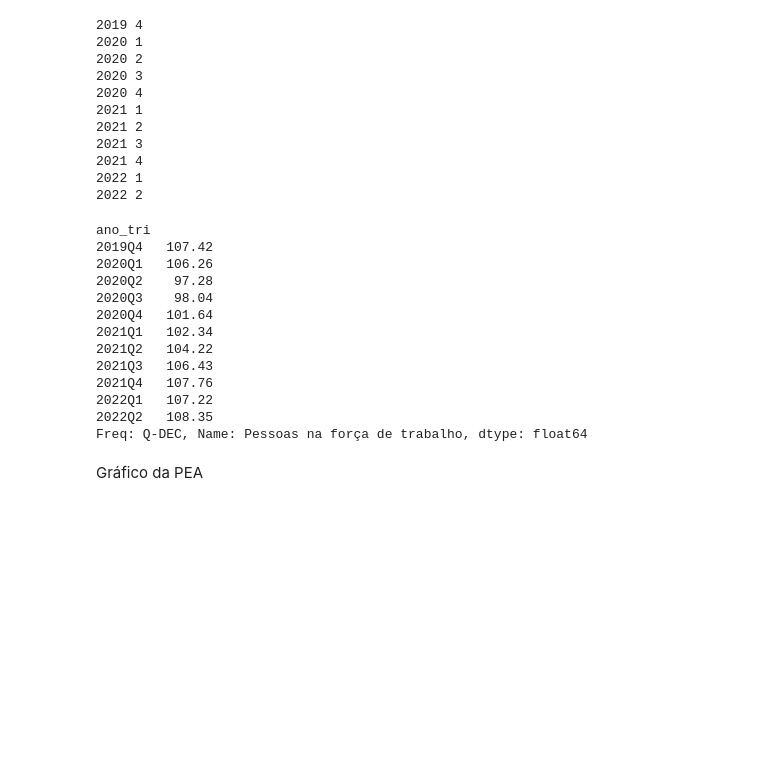
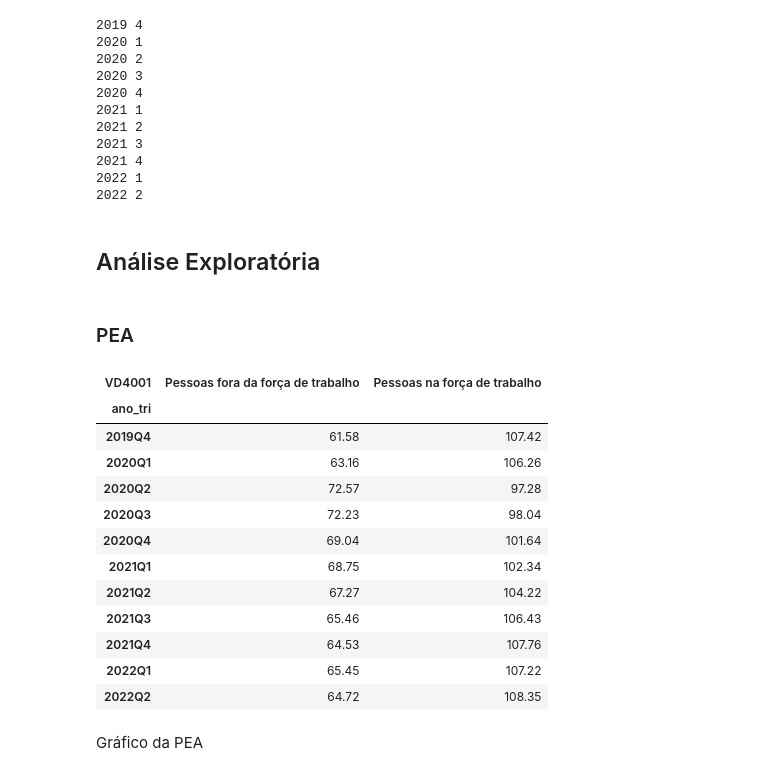
Before and after one commit to msbrasil/Mercado-de-Trabalho-Remoto, a Jupyter notebook: PEA.ipynb, the cells around one changed output. Saved outputs shown, nothing was run; the diff lists cells and outputs as text; code cells hidden in the pictures; blank space fills up the shorter version.

```diff
--- a/PEA.ipynb
+++ b/PEA.ipynb
@@ -164,25 +164,29 @@ pnadc_completa.sort_values(by=['Ano', 'Trimestre'], inplace=True)
 pnadc_completa['ano_tri'] = pnadc_completa['Ano'].astype(str) + 'Q' + pnadc_completa['Trimestre'].astype(str)
 #Conversão da coluna ano_tri para datetime.
 pnadc_completa['ano_tri'] = pd.to_datetime(pnadc_completa['ano_tri']).dt.to_period('Q')
+# %% [markdown]
+## Análise Exploratória
+# %% [markdown]
+### PEA
 # %%
 pea = pd.crosstab(pnadc_completa['ano_tri'], pnadc_completa['VD4001'], values=pnadc_completa['V1028'], aggfunc='sum') / 1000000
 pea_percentual = pd.crosstab(pnadc_completa['ano_tri'], pnadc_completa['VD4001'], values=pnadc_completa['V1028'], aggfunc='sum', normalize='index')
-# %%
-pea['Pessoas na força de trabalho']
-# %% [output]
-ano_tri
-2019Q4   107.42
-2020Q1   106.26
-2020Q2    97.28
-2020Q3    98.04
-2020Q4   101.64
-2021Q1   102.34
-2021Q2   104.22
-2021Q3   106.43
-2021Q4   107.76
-2022Q1   107.22
-2022Q2   108.35
-Freq: Q-DEC, Name: Pessoas na força de trabalho, dtype: float64
+# %%
+pea
+# %% [output]
+| VD4001 | Pessoas fora da força de trabalho | Pessoas na força de trabalho |
+| ano_tri |  |  |
+| 2019Q4 | 61.58 | 107.42 |
+| 2020Q1 | 63.16 | 106.26 |
+| 2020Q2 | 72.57 | 97.28 |
+| 2020Q3 | 72.23 | 98.04 |
+| 2020Q4 | 69.04 | 101.64 |
+| 2021Q1 | 68.75 | 102.34 |
+| 2021Q2 | 67.27 | 104.22 |
+| 2021Q3 | 65.46 | 106.43 |
+| 2021Q4 | 64.53 | 107.76 |
+| 2022Q1 | 65.45 | 107.22 |
+| 2022Q2 | 64.72 | 108.35 |
 # %% [markdown]
 Gráfico da PEA
 # %%
```
Also changed, not shown: parts of 8 cells of this notebook, 2 other files.
